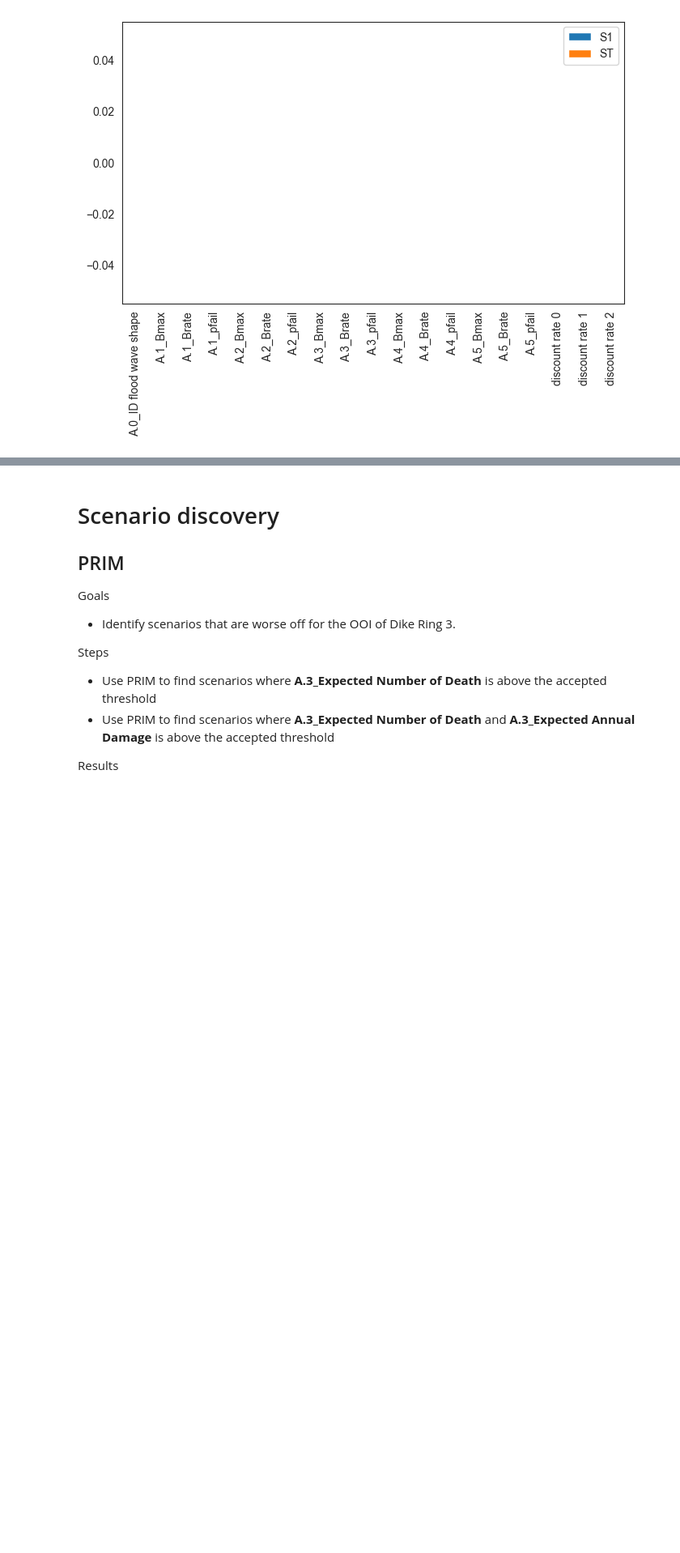
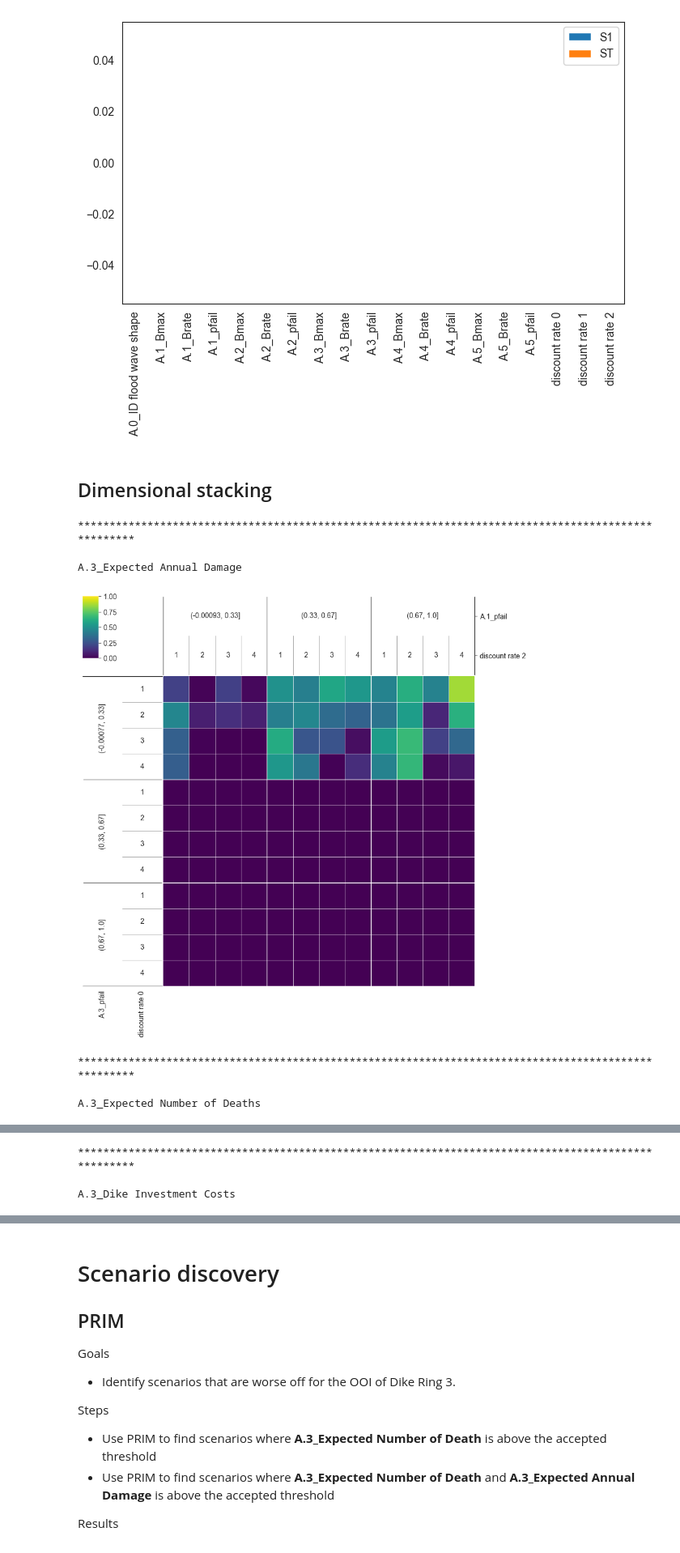
Before and after one commit to PancakeBun/epa141A_Labs_Group_Asians, a Jupyter notebook: final assignment/analysis.ipynb, the cells around one changed output, grey strips where cells are left out. Shown at 81% size. Drawn from its saved outputs; the diff is of its cells as text; code cells hidden in the pictures; blank space fills up the shorter version.

```diff
--- a/final assignment/analysis.ipynb
+++ b/final assignment/analysis.ipynb
@@ -77,6 +78,21 @@ for o in ooi_dr3:
 The plots of the distributions of the OOI shows that for the status quo (i.e: no policy), the **A.3_Expected Annual Damage** and **A.3_Expected Number of Deaths** are relatively low.
 
 The threshold for these 2 OOIs are taken as the 50th value.
+# %%
+q_damage = 0.90
+threshold_damage = df_outcomes['A.3_Expected Annual Damage'].quantile(q_damage)
+
+q_death = 0.90
+threshold_death = df_outcomes['A.3_Expected Number of Deaths'].quantile(q_death)
+
+q_investment = 0.90
+threshold_investment = df_outcomes['A.3_Dike Investment Costs'].quantile(q_investment)
+
+threshold_dict = {
+    'A.3_Expected Annual Damage': threshold_damage,
+    'A.3_Expected Number of Deaths': threshold_death,
+    'A.3_Dike Investment Costs': threshold_investment
+}
 # %% [markdown]
 ## Relationship between A.3_Expected Annual Damage and A.3_Expected Number of Deaths
 
@@ -139,3 +149,17 @@ threshold_death = df_outcomes['A.3_Expected Number of Deaths'].quantile(q_damage
 The stat model for the 2 OOIs has R-squared values approximately 0.6, meaning that about 60% of the data points can be explained by this regression model.
 
 The coef for these 2 OOIs resulting from the stat model is rather inexplicable.
+# %%
+# worse case scenarios only
+X_0 = sm.add_constant(experiment[uncertainties])
+for key in ooi_dr3:
+    index = df_outcomes.loc[df_outcomes[key] > threshold_dict[key], key].index
+    X_0 = sm.add_constant(experiment.loc[index, uncertainties])
+    y = df_outcomes.loc[index, key]
+    # print(y)
+    est = sm.OLS(y, X_0.astype(float)).fit()
+    print('\n\n' + '*'*100 + '\n')
+    print(key)
+    print(est.summary())
+    print('-'*20 + '\nSorted coef values' + '-'*20)
+    print(est.params.sort_values())
@@ -269,3 +312,21 @@ A.4_Bmax                NaN      NaN
 
 [171 rows x 2 columns]
 [figure]
+# %% [markdown]
+## Dimensional stacking
+# %%
+x = experiment[uncertainties]
+for key in ooi_dr3:
+    print('\n' + '*'*100 + '\n')
+    print(key)
+    y = (df_outcomes[key] > threshold_dict[key]).values
+    dimensional_stacking.create_pivot_plot(x, y, 2, nbins=3, bin_labels=True)
+    plt.show()
+# %% [output]
+****************************************************************************************************
+
+A.3_Expected Annual Damage
+[figure, added]
+****************************************************************************************************
+
+A.3_Expected Number of Deaths
@@ -271,0 +334,3 @@ A.4_Bmax                NaN      NaN
+****************************************************************************************************
+
+A.3_Dike Investment Costs
```
Also changed, not shown: parts of 10 cells of this notebook.
